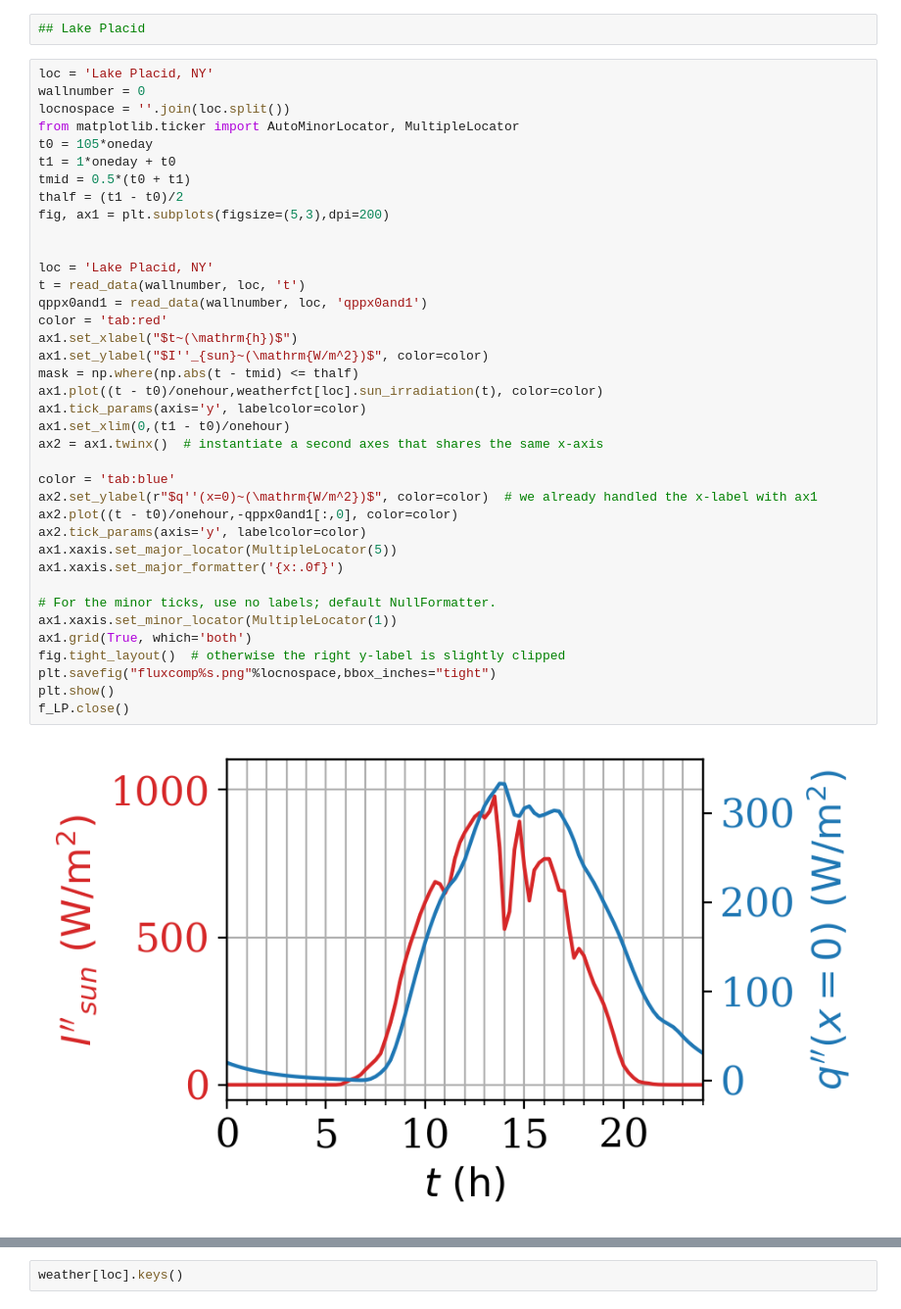
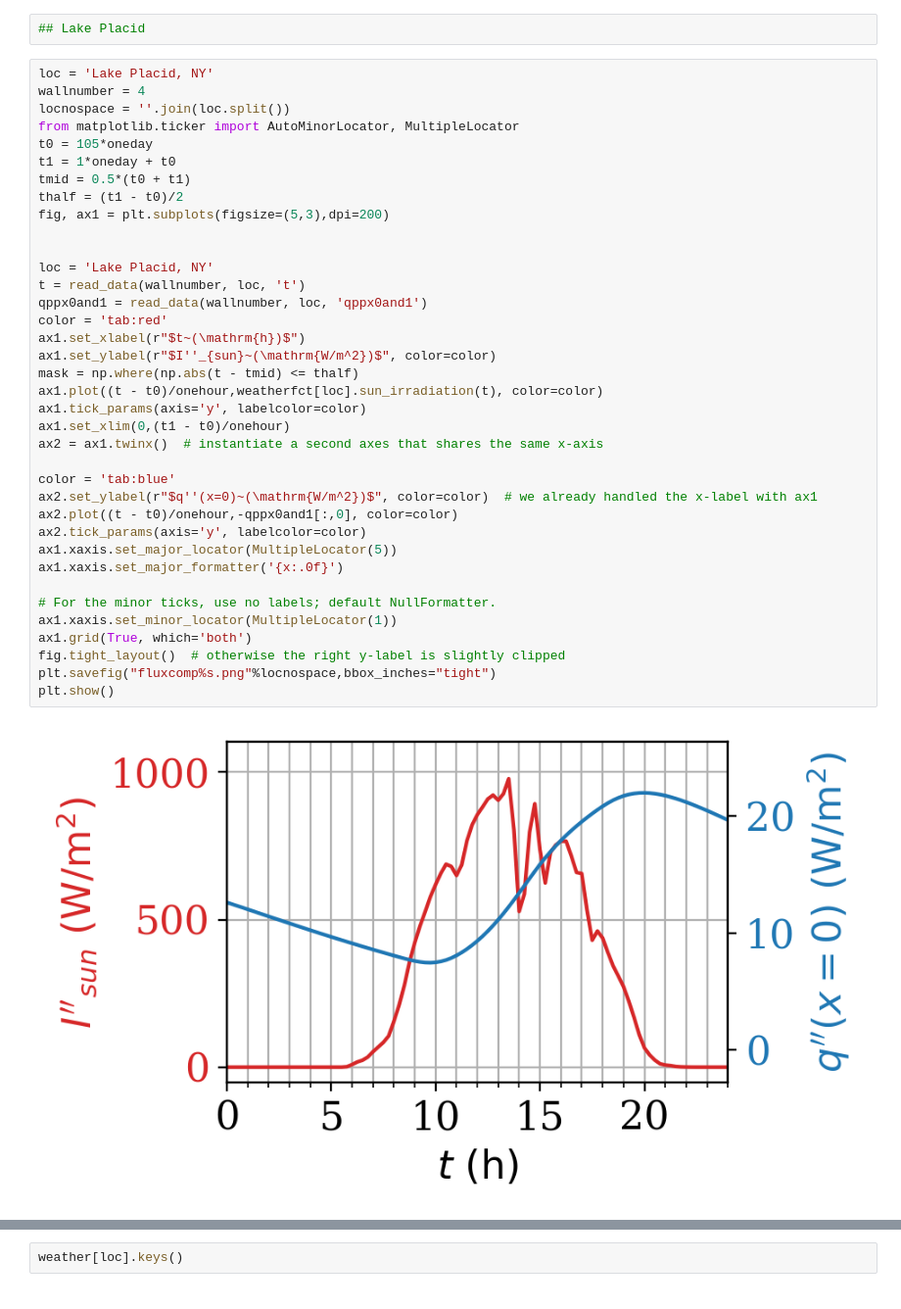
Before and after one commit to yvesdubief/UVM-ME2240-HeatTransfer, a Jupyter notebook: Project-2026-Finalv1/Plotting.ipynb, the cells around one changed output, grey strips where cells are left out. Shown at 98% size. Saved outputs shown, nothing was run; the diff lists cells and outputs as text.

Commit message:
corrected Plotting again

```diff
--- a/Project-2026-Finalv1/Plotting.ipynb
+++ b/Project-2026-Finalv1/Plotting.ipynb
@@ -292,41 +292,40 @@ plt.show()
 ## Lake Placid
 # %%
 loc = 'Lake Placid, NY'
-wallnumber = 0
+wallnumber = 4
 locnospace = ''.join(loc.split())
 from matplotlib.ticker import AutoMinorLocator, MultipleLocator
 t0 = 105*oneday
 t1 = 1*oneday + t0
 tmid = 0.5*(t0 + t1)
 thalf = (t1 - t0)/2
 fig, ax1 = plt.subplots(figsize=(5,3),dpi=200)
 
 
 loc = 'Lake Placid, NY'
 t = read_data(wallnumber, loc, 't')
 qppx0and1 = read_data(wallnumber, loc, 'qppx0and1')
 color = 'tab:red'
-ax1.set_xlabel("$t~(\mathrm{h})$")
-ax1.set_ylabel("$I''_{sun}~(\mathrm{W/m^2})$", color=color)
+ax1.set_xlabel(r"$t~(\mathrm{h})$")
+ax1.set_ylabel(r"$I''_{sun}~(\mathrm{W/m^2})$", color=color)
 mask = np.where(np.abs(t - tmid) <= thalf)
 ax1.plot((t - t0)/onehour,weatherfct[loc].sun_irradiation(t), color=color)
 ax1.tick_params(axis='y', labelcolor=color)
 ax1.set_xlim(0,(t1 - t0)/onehour)
 ax2 = ax1.twinx()  # instantiate a second axes that shares the same x-axis
 
 color = 'tab:blue'
 ax2.set_ylabel(r"$q''(x=0)~(\mathrm{W/m^2})$", color=color)  # we already handled the x-label with ax1
 ax2.plot((t - t0)/onehour,-qppx0and1[:,0], color=color)
 ax2.tick_params(axis='y', labelcolor=color)
 ax1.xaxis.set_major_locator(MultipleLocator(5))
 ax1.xaxis.set_major_formatter('{x:.0f}')
 
 # For the minor ticks, use no labels; default NullFormatter.
 ax1.xaxis.set_minor_locator(MultipleLocator(1))
 ax1.grid(True, which='both')
 fig.tight_layout()  # otherwise the right y-label is slightly clipped
 plt.savefig("fluxcomp%s.png"%locnospace,bbox_inches="tight")
 plt.show()
-f_LP.close()
 # %% [output]
-[figure, old version]
+[figure, new version]
```
Also changed, not shown: parts of 4 cells of this notebook, 1 other file.
